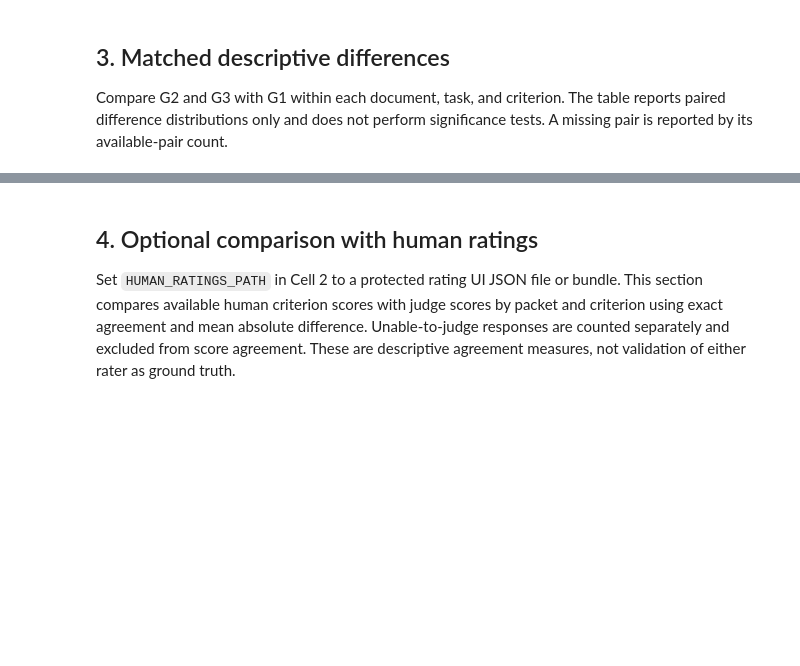
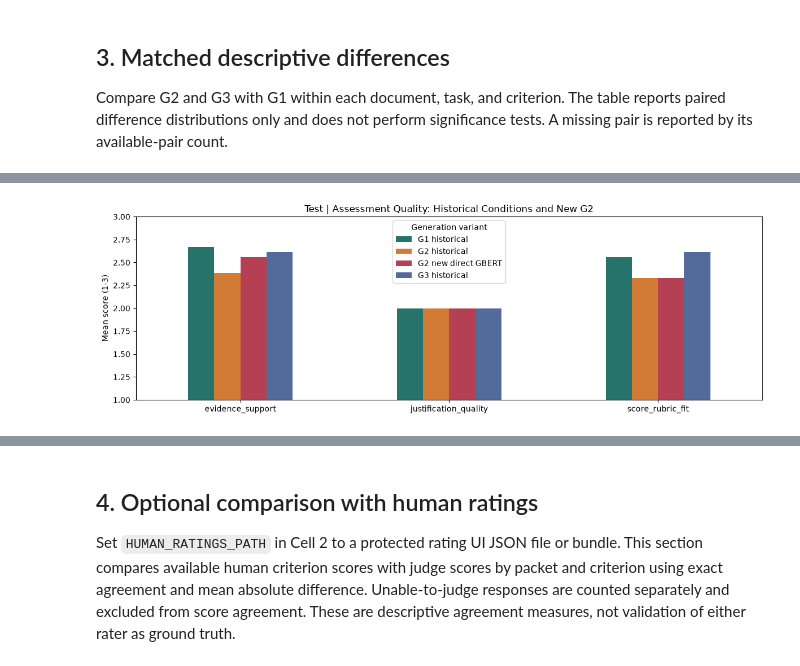
Before and after one commit to nguyenhongquy/prebi_pilot_v1, a Jupyter notebook: 09_llm_judge_analysis.ipynb, the cells around one changed output, grey strips where cells are left out. Drawn from its saved outputs; the diff is of its cells as text; code cells hidden in the pictures; blank space fills up the shorter version.

```diff
--- a/09_llm_judge_analysis.ipynb
+++ b/09_llm_judge_analysis.ipynb
@@ -420,0 +441,89 @@ else:
+# %%
+from IPython.display import Markdown, display
+from reflection_assessment_feedback.judge_analysis import (
+    NEW_G2_LABEL,
+    compare_new_g2_scores,
+    load_new_g2_judge_scores,
+ )
+
+display(Markdown('## New G2: Author-Disjoint Direct GBERT Comparison'))
+display(Markdown(
+    'The new G2 batch uses direct GBERT trained on author-disjoint splits. '
+    'Historical G1, G2, and G3 are retained as separate baselines. '
+    'Comparisons match the 18 test documents, tasks, and criteria; the playground author '
+    'and documents 218/221 are excluded. G1/G3 were not regenerated. '
+    'These are descriptive comparisons, not a controlled estimate of the split correction or a significance test.'
+ ))
+
+new_g2_scores, new_g2_packets = load_new_g2_judge_scores(
+    NEW_G2_SUMMARY_PATH, PROTECTED_ROOT,
+ )
+configured_test_ids = set(load_remaining_test_feedback_cohort()['document_id'].astype(str))
+if set(new_g2_scores['document_id']) != configured_test_ids or configured_test_ids != TEST_DOCUMENT_IDS:
+    raise ValueError('Historical and new G2 test cohorts do not match the configured slice.')
+
+new_packet_identities = (
+    new_g2_scores[['packet_id', 'document_id', 'task']]
+    .drop_duplicates()
+ )
+for identity in new_packet_identities.itertuples(index=False):
+    new_packet = new_g2_packets[identity.packet_id]
+    baseline_rows = scores.loc[
+        scores['phase'].eq('test')
+        & scores['document_id'].eq(identity.document_id)
+        & scores['task'].eq(identity.task)
+    ]
+    for packet_id in baseline_rows['packet_id'].unique():
+        historical_packet = quality_packets[packet_id]
+        key_record = key_by_packet[packet_id]
+        reference_identity = (key_record['cohort_id'], identity.document_id)
+        if historical_packet['reflection'] != new_packet['reflection']:
+            raise ValueError('Historical and new G2 reflection snapshots differ.')
+        if historical_packet['rubric'] != new_packet['rubric']:
+            raise ValueError('Historical and new G2 rubric snapshots differ.')
+        if teacher_reference_by_document[reference_identity] != new_packet['reference_teacher_feedback']:
+            raise ValueError('Historical and new G2 teacher references differ.')
+        if identity.task == 'assessment_quality':
+            if gold_analysis_summary_by_document[reference_identity] != new_packet['gold_analysis_summary']:
+                raise ValueError('Historical and new G2 gold-summary contexts differ.')
+
+new_g2_comparison_summary, new_g2_paired_differences = compare_new_g2_scores(
+    scores, new_g2_scores,
+ )
+new_g2_coverage = new_g2_scores.groupby('task', as_index=False).agg(
+    documents=('document_id', 'nunique'), packets=('packet_id', 'nunique'),
+    criterion_ratings=('criterion_id', 'size'), unable_to_judge=('unable_to_judge', 'sum'),
+ )
+display(new_g2_coverage)
+condition_order = ['G1 historical', 'G2 historical', NEW_G2_LABEL, 'G3 historical']
+new_g2_mean_comparison = new_g2_comparison_summary.pivot(
+    index=['task', 'criterion_id'], columns='condition', values='mean_score',
+ ).reindex(columns=condition_order)
+display(new_g2_mean_comparison.round(3))
+display(new_g2_comparison_summary.round({'mean_score': 3, 'median_score': 3}))
+display(new_g2_paired_differences.round({'mean_difference': 3, 'median_difference': 3}))
+
+import matplotlib.pyplot as plt
+
+for task in ('assessment_quality', 'feedback_quality'):
+    plot_data = new_g2_mean_comparison.loc[task]
+    axis = plot_data.plot(
+        kind='bar', ylim=(1, 3), rot=0, figsize=(12, 4),
+        color=['#26736b', '#d27b36', '#b54054', '#526b9b'],
+    )
+    axis.set_title(f'Test | {task.replace("_", " ").title()}: Historical Conditions and New G2')
+    axis.set_ylabel('Mean score (1-3)')
+    axis.set_xlabel('')
+    axis.legend(title='Generation variant')
+    plt.tight_layout()
+    plt.show()
+
+comparison_export_directory = NEW_G2_SUMMARY_PATH.parent
+new_g2_comparison_summary.to_csv(
+    comparison_export_directory / 'historical-comparison-summary.csv', index=False,
+ )
+new_g2_paired_differences.to_csv(
+    comparison_export_directory / 'historical-comparison-paired-differences.csv', index=False,
+ )
+print('Validated new G2 against matched historical inputs; aggregate comparison CSVs saved beside its summary.')
+# %% [output]
@@ -420,0 +575 @@ else:
+[figure, added]
```
Also changed, not shown: parts of 5 cells of this notebook, 37 other files.
